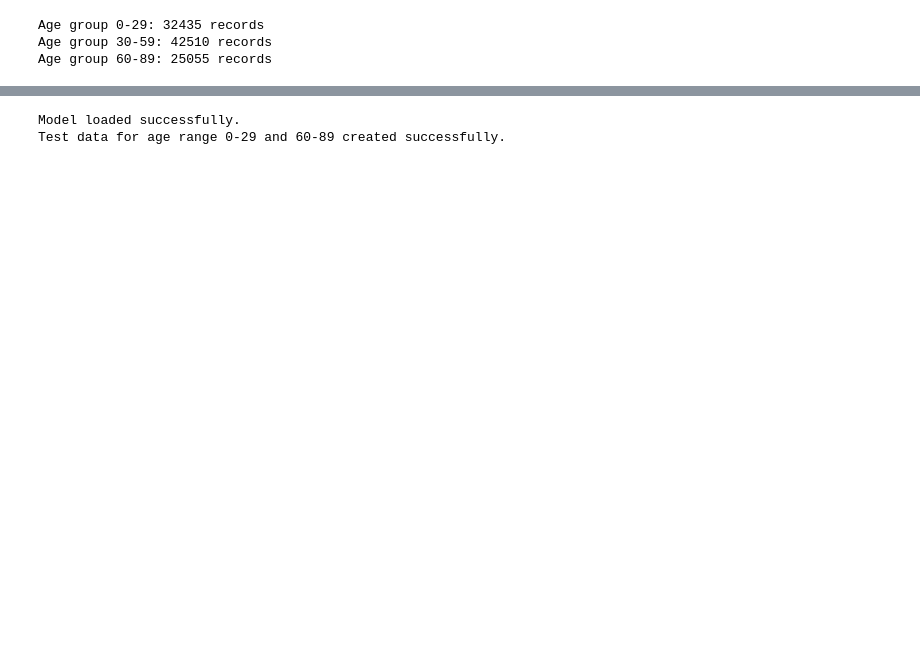
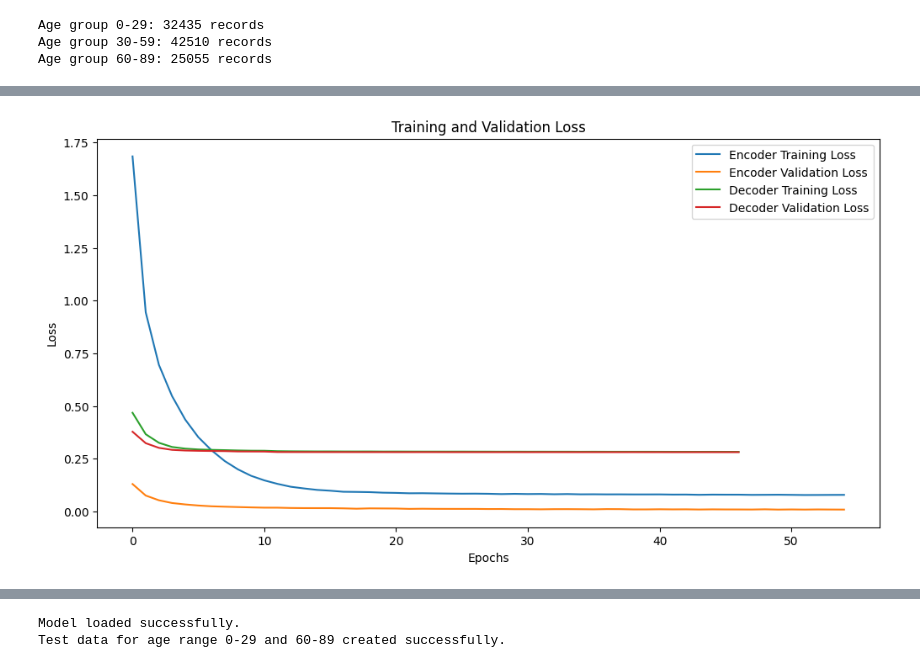
Before and after one commit to jason-701/FYP, a Jupyter notebook: autoencoder.ipynb, the cells around one changed output, grey strips where cells are left out. Cells and saved outputs as stored; diff of their text form; code cells hidden in the pictures; blank space fills up the shorter version.

```diff
--- a/autoencoder.ipynb
+++ b/autoencoder.ipynb
@@ -124,3 +60,16 @@ x_train, x_test, y_train, y_test = train_test_split(x, y, test_size=0.2, random_
+# %%
+testDF = testDF.sample(frac=1).reset_index(drop=True)
+x_unscaled = testDF.drop(['diabetes'], axis=1)
+y = testDF['diabetes']
+
+# Normalize the data
+numerical_columns = x_unscaled.select_dtypes(include=np.number).columns
+boolean_columns = x_unscaled.select_dtypes(include=bool).columns
+
+scaler = StandardScaler()
+temp = pd.DataFrame(scaler.fit_transform(x_unscaled[numerical_columns]), columns=numerical_columns)
+x_scaled = pd.concat([temp, x_unscaled[boolean_columns]], axis=1)
+x_train, x_test, y_train, y_test = train_test_split(x_scaled, y, test_size=0.2, random_state=42)
 # %%
 # Filename for the autoencoder model
 model_file = 'autoencoder.keras'
@@ -133,29 +82,23 @@ else:
     print("Model file does not exist. Training a new model...")
 
     # Define input dimensions and encoding dimensions
-    input_dim = x_train.shape[1]  # Assuming 12 features
-    encoding_dim = 12  # Bottleneck layer dimension
+    input_dim = x_train.shape[1]  # Assuming 13 features
+    encoding_dim = 13  # Bottleneck layer dimension
 
-    # Define the Encoder
-    # input_layer = Input(shape=(input_dim,))
-    # encoded = Dense(128, activation='sigmoid')(input_layer)
-    # encoded = Dense(64, activation='sigmoid')(encoded)
-    # encoded = Dense(32, activation='sigmoid')(encoded)
-    # encoded = Dense(encoding_dim, activation='sigmoid')(encoded)  # Bottleneck layer
-
-    #################################
     input_layer = Input(shape=(input_dim,))
     encoded = Dense(256)(input_layer)
     encoded = LeakyReLU()(encoded)
-    encoded = Dropout(0.2)(encoded)
+    encoded = BatchNormalization()(encoded)
+    encoded = Dropout(0.3)(encoded)
     encoded = Dense(128)(encoded)
     encoded = LeakyReLU()(encoded)
-    encoded = Dropout(0.2)(encoded)
+    encoded = BatchNormalization()(encoded)
+    encoded = Dropout(0.3)(encoded)
     encoded = Dense(64)(encoded)
     encoded = LeakyReLU()(encoded)
-    encoded = Dropout(0.2)(encoded)
+    encoded = BatchNormalization()(encoded)
+    encoded = Dropout(0.3)(encoded)
     encoded = Dense(encoding_dim, activation='linear')(encoded)  # Bottleneck layer
-    #################################
 
 
     # Create the Encoder model
@@ -163,27 +106,22 @@ else:
     encoder.compile(optimizer=Adam(learning_rate=0.00005), loss='mse')
 
     # Train the Encoder
-    encoder.fit(x_train, x_train, epochs=200, validation_split=0.2, verbose=1,
-                callbacks=[EarlyStopping(monitor='val_loss', patience=3, restore_best_weights=True)])
+    history_encoder = encoder.fit(x_train, x_train, epochs=200, validation_split=0.2, verbose=1,
+                                  callbacks=[EarlyStopping(monitor='val_loss', patience=5, restore_best_weights=True)])
+
 
     # Define the Decoder
-    # encoded_input = Input(shape=(encoding_dim,))
-    # decoded = Dense(32, activation='sigmoid')(encoded_input)
-    # decoded = Dense(64, activation='sigmoid')(decoded)
-    # decoded = Dense(128, activation='sigmoid')(decoded)
-    # decoded = Dense(input_dim, activation='sigmoid')(decoded)
-
-
-    #################################
     encoded_input = Input(shape=(encoding_dim,))
     decoded = Dense(64)(encoded_input)
     decoded = LeakyReLU()(decoded)
+    decoded = BatchNormalization()(decoded)
     decoded = Dense(128)(decoded)
     decoded = LeakyReLU()(decoded)
+    decoded = BatchNormalization()(decoded)
     decoded = Dense(256)(decoded)
     decoded = LeakyReLU()(decoded)
+    decoded = BatchNormalization()(decoded)
     decoded = Dense(input_dim, activation='sigmoid')(decoded)
-    #################################
 
     # Create the Decoder model
     decoder = Model(encoded_input, decoded)
@@ -191,8 +129,8 @@ else:
 
     # Train the Decoder
     encoded_train = encoder.predict(x_train)
-    decoder.fit(encoded_train, x_train, epochs=200, validation_split=0.2, verbose=1,
-                callbacks=[EarlyStopping(monitor='val_loss', patience=3, restore_best_weights=True)])
+    history_decoder = decoder.fit(encoded_train, x_train, epochs=200, validation_split=0.2, verbose=1,
+                                  callbacks=[EarlyStopping(monitor='val_loss', patience=5, restore_best_weights=True)])
 
     # Combine Encoder and Decoder to form the Autoencoder
     autoencoder_input = Input(shape=(input_dim,))
@@ -205,6 +143,18 @@ else:
     autoencoder.save(model_file)
     print("Model trained and saved.")
 
+    # Plot training and validation loss
+    plt.figure(figsize=(12, 6))
+    plt.plot(history_encoder.history['loss'], label='Encoder Training Loss')
+    plt.plot(history_encoder.history['val_loss'], label='Encoder Validation Loss')
+    plt.plot(history_decoder.history['loss'], label='Decoder Training Loss')
+    plt.plot(history_decoder.history['val_loss'], label='Decoder Validation Loss')
+    plt.title('Training and Validation Loss')
+    plt.xlabel('Epochs')
+    plt.ylabel('Loss')
+    plt.legend()
+    plt.show()
+
 # Calculate reconstruction error on the test set
 reconstructed_test = autoencoder.predict(x_test)
 reconstruction_error = np.mean(np.square(x_test - reconstructed_test), axis=1)
@@ -234,0 +185 @@ Reconstruction Error Percentage: 21.351815006784875
+[figure, added]
```
Also changed, not shown: parts of 8 cells of this notebook, 2 other files.
